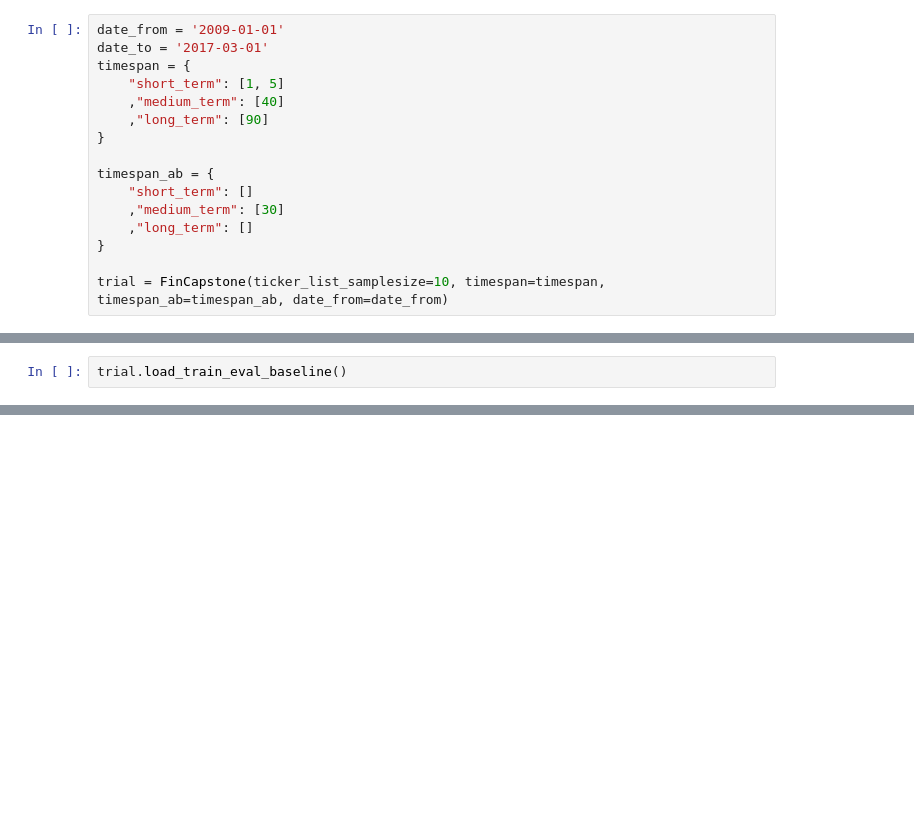
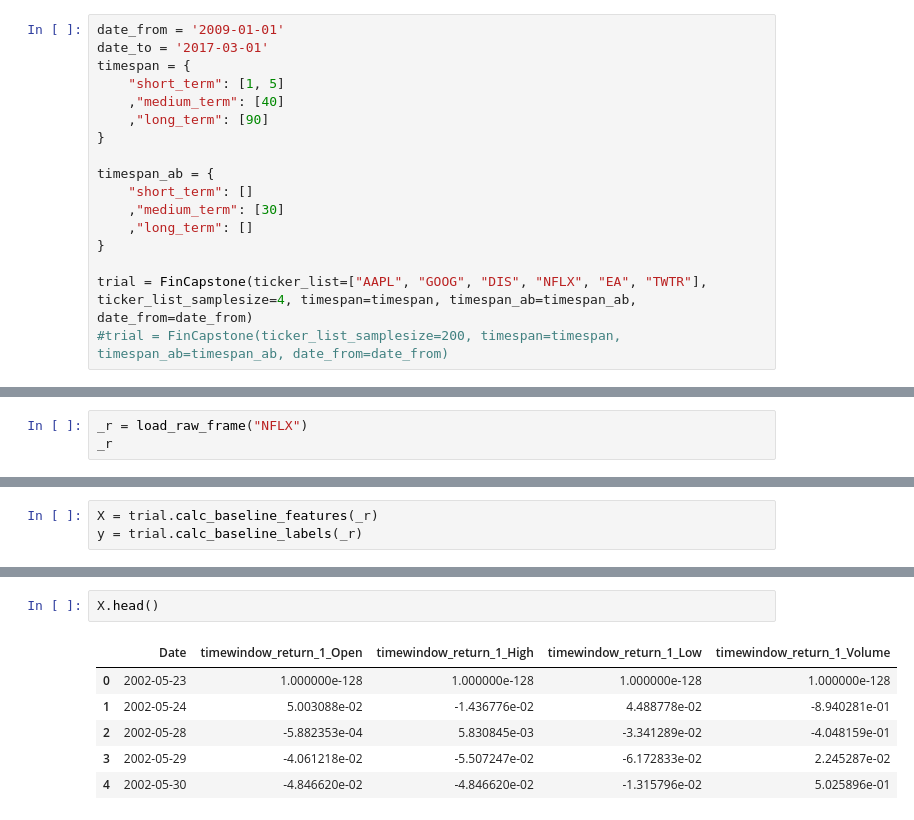
Before and after one commit to pjsousa/FintechCapstone, a Jupyter notebook: Proposal.ipynb, the cells around one changed output, grey strips where cells are left out. Saved outputs shown, nothing was run; the diff lists cells and outputs as text; blank space fills up the shorter version.

```diff
--- a/Proposal.ipynb
+++ b/Proposal.ipynb
@@ -36,4 +36,5 @@ timespan_ab = {
     ,"long_term": []
 }
 
-trial = FinCapstone(ticker_list_samplesize=10, timespan=timespan, timespan_ab=timespan_ab, date_from=date_from)
+trial = FinCapstone(ticker_list=["AAPL", "GOOG", "DIS", "NFLX", "EA", "TWTR"], ticker_list_samplesize=4, timespan=timespan, timespan_ab=timespan_ab, date_from=date_from)
+#trial = FinCapstone(ticker_list_samplesize=200, timespan=timespan, timespan_ab=timespan_ab, date_from=date_from)
@@ -82,2 +70,0 @@ trial.feature_engineering(feature_set="baseline")
-# %%
-trial.load_train_eval_baseline()
@@ -98,0 +95,3 @@ array([0.5891719764205301, 0.5318471356561989, 0.49363057286876022,
+# %%
+_r = load_raw_frame("NFLX")
+_r
@@ -98,0 +117,3 @@ array([0.5891719764205301, 0.5318471356561989, 0.49363057286876022,
+# %%
+X = trial.calc_baseline_features(_r)
+y = trial.calc_baseline_labels(_r)
@@ -98,0 +126,9 @@ array([0.5891719764205301, 0.5318471356561989, 0.49363057286876022,
+# %%
+X.head()
+# %% [output]
+|  | Date | timewindow_return_1_Open | timewindow_return_1_High | timewindow_return_1_Low | timewindow_return_1_Volume |
+| 0 | 2002-05-23 | 1.000000e-128 | 1.000000e-128 | 1.000000e-128 | 1.000000e-128 |
+| 1 | 2002-05-24 | 5.003088e-02 | -1.436776e-02 | 4.488778e-02 | -8.940281e-01 |
+| 2 | 2002-05-28 | -5.882353e-04 | 5.830845e-03 | -3.341289e-02 | -4.048159e-01 |
+| 3 | 2002-05-29 | -4.061218e-02 | -5.507247e-02 | -6.172833e-02 | 2.245287e-02 |
+| 4 | 2002-05-30 | -4.846620e-02 | -4.846620e-02 | -1.315796e-02 | 5.025896e-01 |
```
Also changed, not shown: parts of 36 cells of this notebook, 7 other files.
